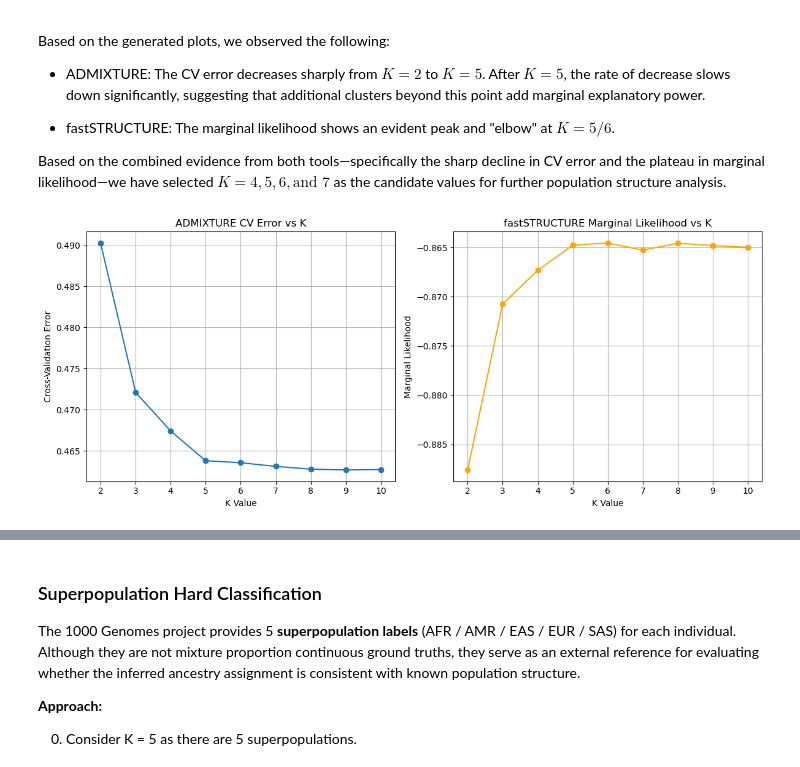
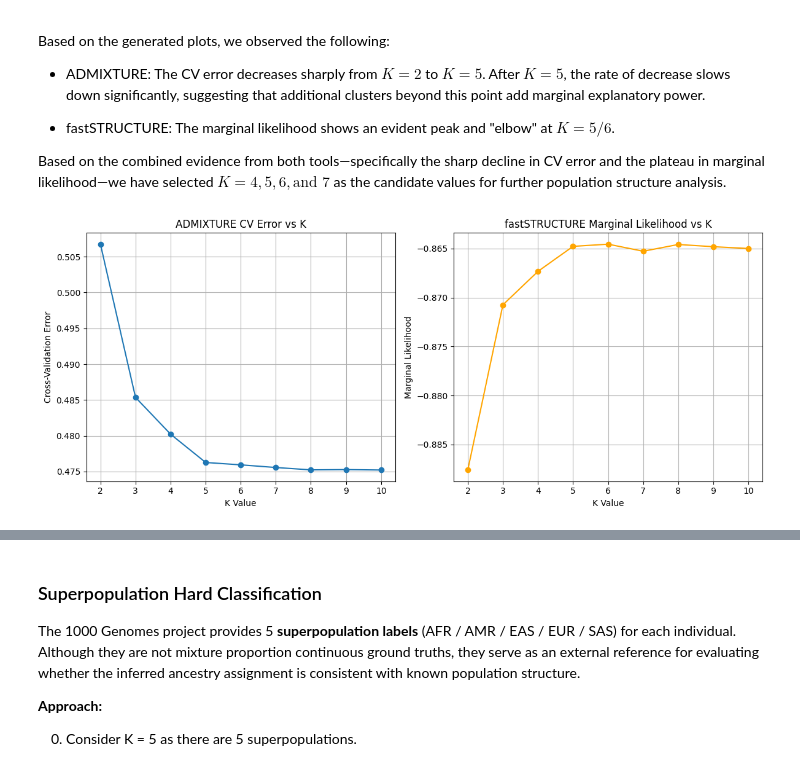
Before and after one commit to Hakuna25/Population_Structure_Modeling, a Jupyter notebook: analysis.ipynb, the cells around one changed output, grey strips where cells are left out. Saved outputs shown, nothing was run; the diff lists cells and outputs as text; code cells hidden in the pictures.

```diff
--- a/analysis.ipynb
+++ b/analysis.ipynb
@@ -965,34 +1271,58 @@ Based on the combined evidence from both tools—specifically the sharp decline
 <!-- These values capture the primary levels of genetic differentiation without over-partitioning the data. -->
 # %%
 import matplotlib.pyplot as plt
+import re
+from pathlib import Path
 
-# Data
-k_values = list(range(2, 11))
-cv_errors = [0.49028, 0.47210, 0.46742, 0.46380, 0.46356, 0.46311, 0.46278, 0.46268, 0.46273]
-ml = [-0.8876028770, -0.8707424390, -0.8673214721, -0.8647675676,
-      -0.8645441912, -0.8652638589, -0.8645767869,
-      -0.8648020952, -0.8649840697]
+repo = Path.cwd()
+
+# Load ADMIXTURE CV errors from output file
+cv_path = repo / "dump" / "admixture" / "cv_results.txt"
+cv_pairs = []
+for line in cv_path.read_text().strip().splitlines():
+    k_str, cv_str = line.split()
+    cv_pairs.append((int(k_str), float(cv_str)))
+cv_pairs.sort(key=lambda x: x[0])
+
+
+def extract_marginal_likelihood(log_path: Path) -> float:
+    text = log_path.read_text()
+    match = re.search(r"Marginal Likelihood =\s*([-+]?\d*\.?\d+(?:[eE][-+]?\d+)?)", text)
+    if match is None:
+        raise ValueError(f"Cannot find marginal likelihood in {log_path}")
+    return float(match.group(1))
+
+
+# Load fastSTRUCTURE marginal likelihoods from per-K logs
+ml_pairs = []
+for k, _ in cv_pairs:
+    log_path = repo / "dump" / "structure" / "structure_ALL" / f"fS_run_K.{k}.log"
+    ml_pairs.append((k, extract_marginal_likelihood(log_path)))
+
+k_values = [k for k, _ in cv_pairs]
+cv_errors = [value for _, value in cv_pairs]
+ml = [value for _, value in ml_pairs]
 
 # Create two subplots (1 row, 2 columns)
 fig, axes = plt.subplots(1, 2, figsize=(12, 5))
 
 # ----- Subplot 1: ADMIXTURE CV error -----
 axes[0].plot(k_values, cv_errors, marker='o')
 axes[0].set_xlabel("K Value")
 axes[0].set_ylabel("Cross-Validation Error")
 axes[0].set_title("ADMIXTURE CV Error vs K")
 axes[0].set_xticks(k_values)
 axes[0].grid(True)
 
 # ----- Subplot 2: fastSTRUCTURE Marginal Likelihood -----
 axes[1].plot(k_values, ml, marker='o', color='orange')
 axes[1].set_xlabel("K Value")
 axes[1].set_ylabel("Marginal Likelihood")
 axes[1].set_title("fastSTRUCTURE Marginal Likelihood vs K")
 axes[1].set_xticks(k_values)
 axes[1].grid(True)
 
 plt.tight_layout()
 plt.show()
 # %% [output]
-[figure, old version]
+[figure, new version]
```
Also changed, not shown: parts of 29 cells of this notebook, 3 other files.
